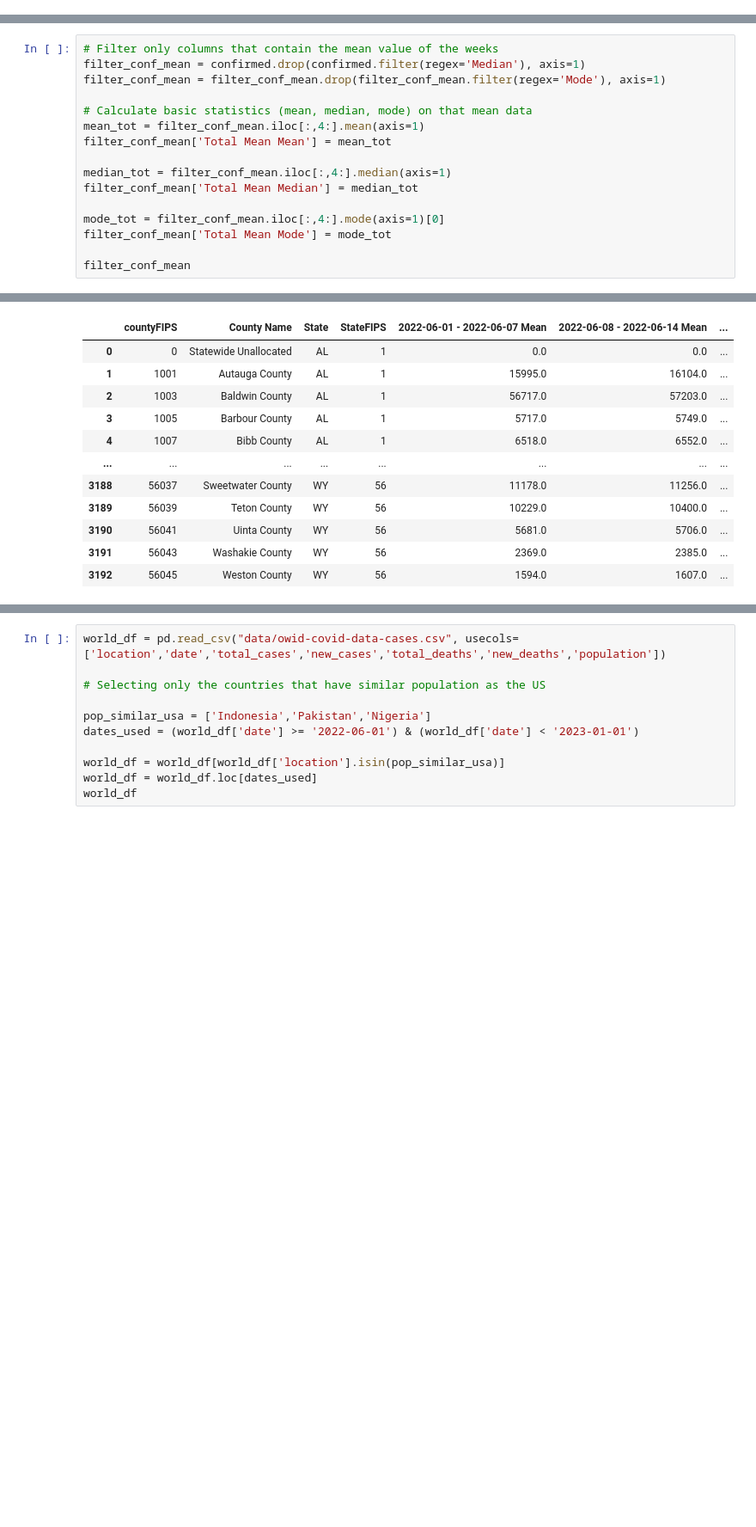
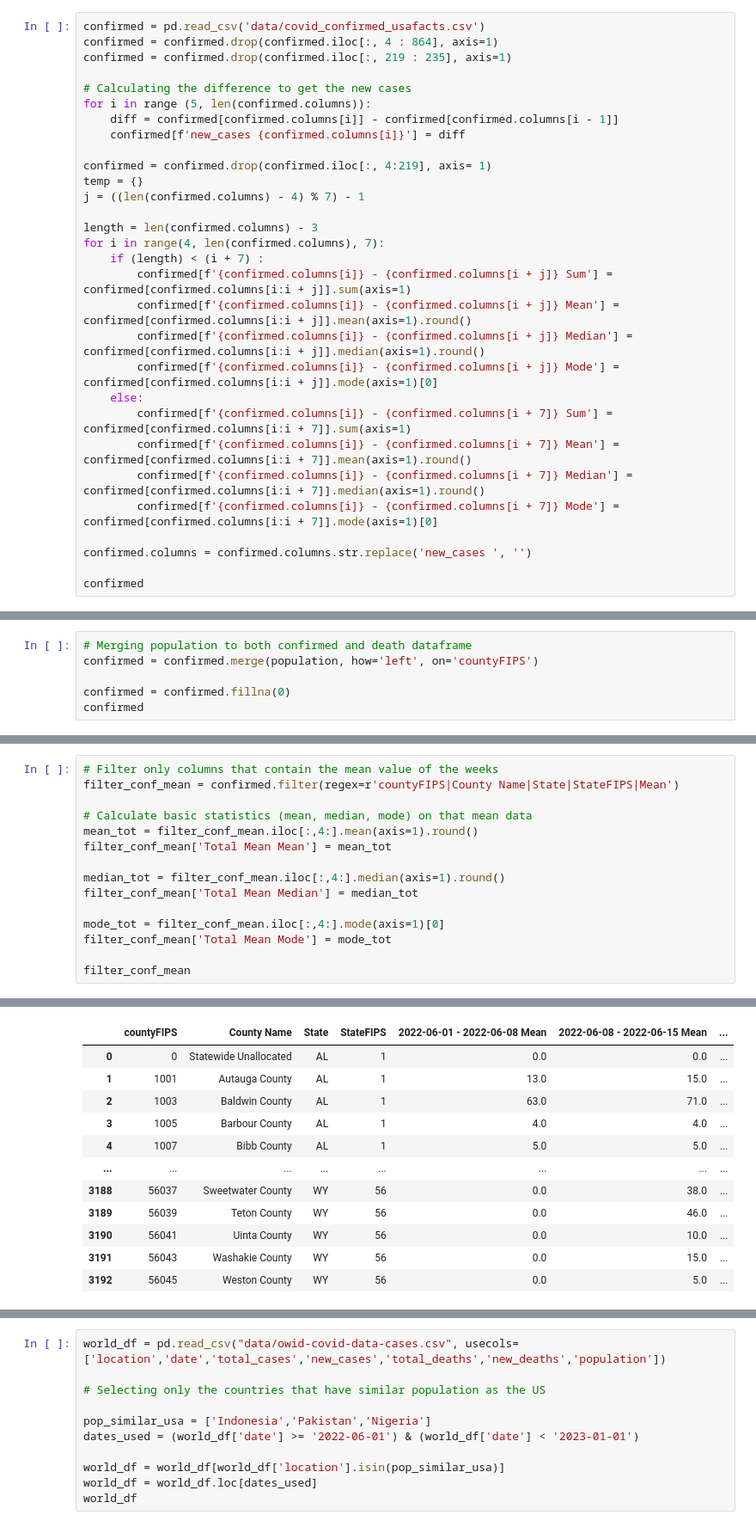
Before and after one commit to lajolico/405-project, a Jupyter notebook: Stage II/Team_work/country_comparison.ipynb, the cells around one changed output, grey strips where cells are left out. Shown at 86% size. Saved outputs shown, nothing was run; the diff lists cells and outputs as text; blank space fills up the shorter version.

```diff
--- a/Stage II/Team_work/country_comparison.ipynb
+++ b/Stage II/Team_work/country_comparison.ipynb
@@ -76,0 +28,30 @@ Cases:
+# %%
+confirmed = pd.read_csv('data/covid_confirmed_usafacts.csv')
+confirmed = confirmed.drop(confirmed.iloc[:, 4 : 864], axis=1)
+confirmed = confirmed.drop(confirmed.iloc[:, 219 : 235], axis=1)
+
+# Calculating the difference to get the new cases
+for i in range (5, len(confirmed.columns)):
+    diff = confirmed[confirmed.columns[i]] - confirmed[confirmed.columns[i - 1]]
+    confirmed[f'new_cases {confirmed.columns[i]}'] = diff
+
+confirmed = confirmed.drop(confirmed.iloc[:, 4:219], axis= 1)
+temp = {}
+j = ((len(confirmed.columns) - 4) % 7) - 1
+
+length = len(confirmed.columns) - 3
+for i in range(4, len(confirmed.columns), 7):
+    if (length) < (i + 7) :
+        confirmed[f'{confirmed.columns[i]} - {confirmed.columns[i + j]} Sum'] = confirmed[confirmed.columns[i:i + j]].sum(axis=1)
+        confirmed[f'{confirmed.columns[i]} - {confirmed.columns[i + j]} Mean'] = confirmed[confirmed.columns[i:i + j]].mean(axis=1).round()
+        confirmed[f'{confirmed.columns[i]} - {confirmed.columns[i + j]} Median'] = confirmed[confirmed.columns[i:i + j]].median(axis=1).round()
+        confirmed[f'{confirmed.columns[i]} - {confirmed.columns[i + j]} Mode'] = confirmed[confirmed.columns[i:i + j]].mode(axis=1)[0]
+    else:
+        confirmed[f'{confirmed.columns[i]} - {confirmed.columns[i + 7]} Sum'] = confirmed[confirmed.columns[i:i + 7]].sum(axis=1)
+        confirmed[f'{confirmed.columns[i]} - {confirmed.columns[i + 7]} Mean'] = confirmed[confirmed.columns[i:i + 7]].mean(axis=1).round()
+        confirmed[f'{confirmed.columns[i]} - {confirmed.columns[i + 7]} Median'] = confirmed[confirmed.columns[i:i + 7]].median(axis=1).round()
+        confirmed[f'{confirmed.columns[i]} - {confirmed.columns[i + 7]} Mode'] = confirmed[confirmed.columns[i:i + 7]].mode(axis=1)[0]
+
+confirmed.columns = confirmed.columns.str.replace('new_cases ', '')
+
+confirmed
@@ -76,0 +117,6 @@ Cases:
+# %%
+# Merging population to both confirmed and death dataframe
+confirmed = confirmed.merge(population, how='left', on='countyFIPS')
+
+confirmed = confirmed.fillna(0)
+confirmed
@@ -77,13 +157,12 @@ Cases:
 # %%
 # Filter only columns that contain the mean value of the weeks
-filter_conf_mean = confirmed.drop(confirmed.filter(regex='Median'), axis=1)
-filter_conf_mean = filter_conf_mean.drop(filter_conf_mean.filter(regex='Mode'), axis=1)
+filter_conf_mean = confirmed.filter(regex=r'countyFIPS|County Name|State|StateFIPS|Mean')
 
 # Calculate basic statistics (mean, median, mode) on that mean data
-mean_tot = filter_conf_mean.iloc[:,4:].mean(axis=1)
+mean_tot = filter_conf_mean.iloc[:,4:].mean(axis=1).round()
 filter_conf_mean['Total Mean Mean'] = mean_tot
 
-median_tot = filter_conf_mean.iloc[:,4:].median(axis=1)
+median_tot = filter_conf_mean.iloc[:,4:].median(axis=1).round()
 filter_conf_mean['Total Mean Median'] = median_tot
 
 mode_tot = filter_conf_mean.iloc[:,4:].mode(axis=1)[0]
@@ -94,12 +188,12 @@ filter_conf_mean
-|  | countyFIPS | County Name | State | StateFIPS | 2022-06-01 - 2022-06-07 Mean | 2022-06-08 - 2022-06-14 Mean | ... |
+|  | countyFIPS | County Name | State | StateFIPS | 2022-06-01 - 2022-06-08 Mean | 2022-06-08 - 2022-06-15 Mean | ... |
 | 0 | 0 | Statewide Unallocated | AL | 1 | 0.0 | 0.0 | ... |
-| 1 | 1001 | Autauga County | AL | 1 | 15995.0 | 16104.0 | ... |
-| 2 | 1003 | Baldwin County | AL | 1 | 56717.0 | 57203.0 | ... |
-| 3 | 1005 | Barbour County | AL | 1 | 5717.0 | 5749.0 | ... |
-| 4 | 1007 | Bibb County | AL | 1 | 6518.0 | 6552.0 | ... |
+| 1 | 1001 | Autauga County | AL | 1 | 13.0 | 15.0 | ... |
+| 2 | 1003 | Baldwin County | AL | 1 | 63.0 | 71.0 | ... |
+| 3 | 1005 | Barbour County | AL | 1 | 4.0 | 4.0 | ... |
+| 4 | 1007 | Bibb County | AL | 1 | 5.0 | 5.0 | ... |
 | ... | ... | ... | ... | ... | ... | ... | ... |
-| 3188 | 56037 | Sweetwater County | WY | 56 | 11178.0 | 11256.0 | ... |
-| 3189 | 56039 | Teton County | WY | 56 | 10229.0 | 10400.0 | ... |
-| 3190 | 56041 | Uinta County | WY | 56 | 5681.0 | 5706.0 | ... |
-| 3191 | 56043 | Washakie County | WY | 56 | 2369.0 | 2385.0 | ... |
-| 3192 | 56045 | Weston County | WY | 56 | 1594.0 | 1607.0 | ... |
+| 3188 | 56037 | Sweetwater County | WY | 56 | 0.0 | 38.0 | ... |
+| 3189 | 56039 | Teton County | WY | 56 | 0.0 | 46.0 | ... |
+| 3190 | 56041 | Uinta County | WY | 56 | 0.0 | 10.0 | ... |
+| 3191 | 56043 | Washakie County | WY | 56 | 0.0 | 15.0 | ... |
+| 3192 | 56045 | Weston County | WY | 56 | 0.0 | 5.0 | ... |
```
Also changed, not shown: parts of 31 cells of this notebook, 3 other files.
